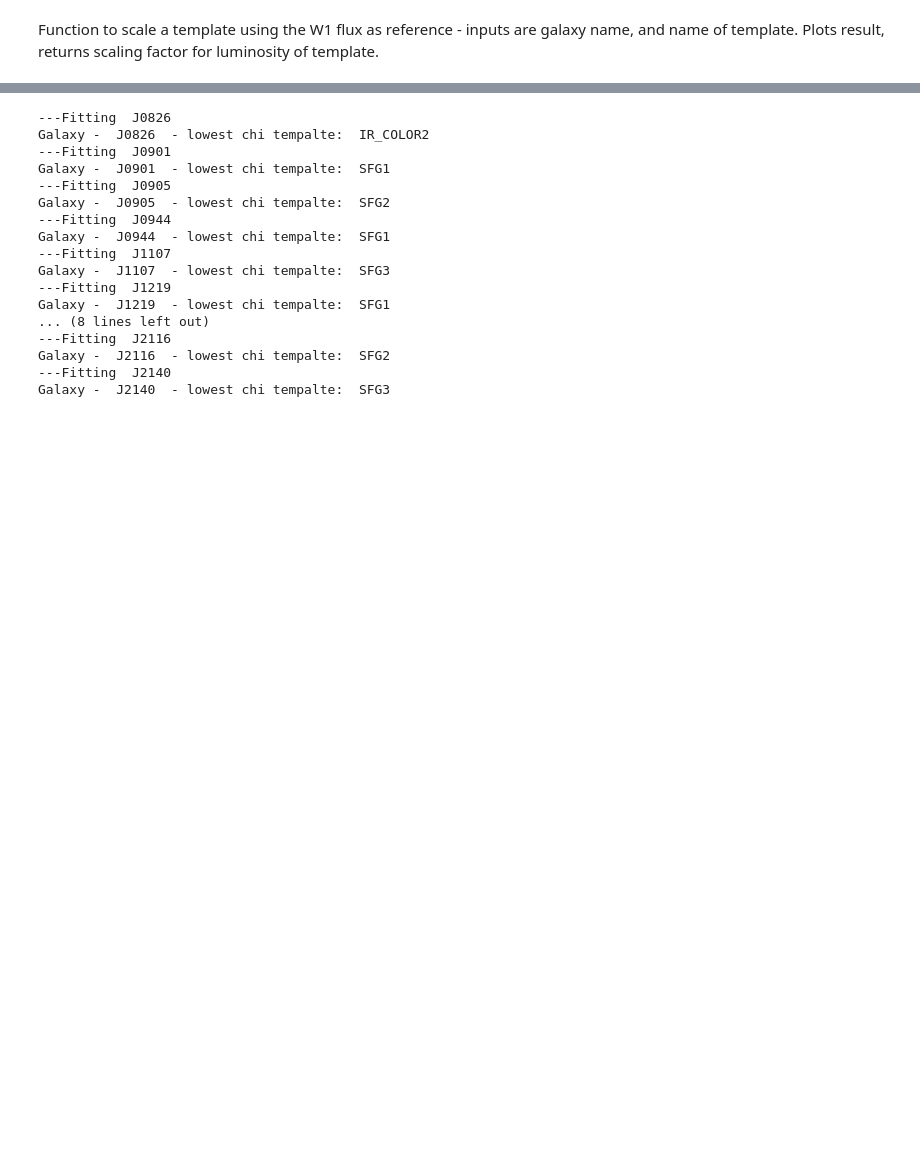
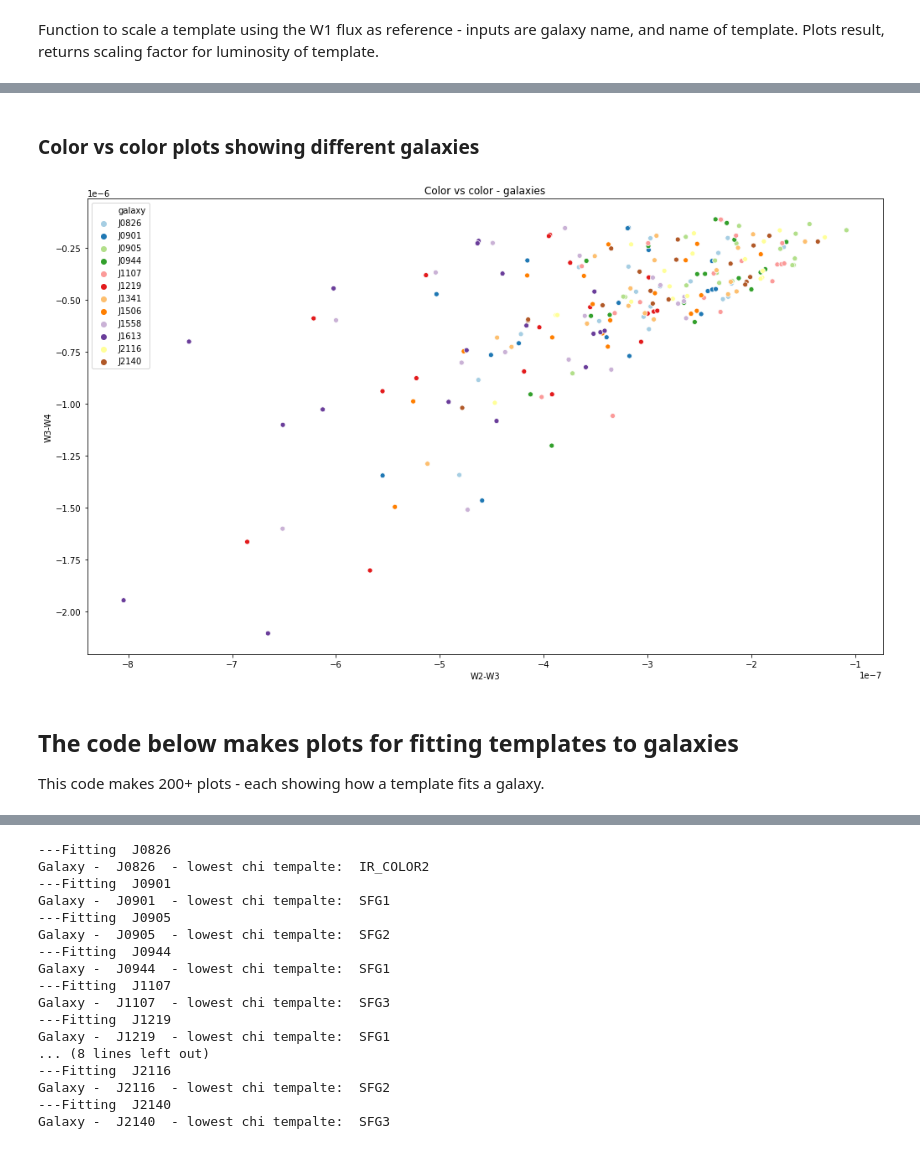
Before and after one commit to aleksds/bates_galaxies_lab, a Jupyter notebook: hst/cb_hst_sedfit.ipynb, the cells around one changed output, grey strips where cells are left out. Drawn from its saved outputs; the diff is of its cells as text; code cells hidden in the pictures; blank space fills up the shorter version.

```diff
--- a/hst/cb_hst_sedfit.ipynb
+++ b/hst/cb_hst_sedfit.ipynb
@@ -115 +237,18 @@ Function to scale a template using the W1 flux as reference - inputs are galaxy
+# %% [markdown]
+### Color vs color plots showing different galaxies
+# %%
+fig = plt.figure(figsize=(17,10))
+ax = fig.add_subplot()
+sns.scatterplot(x=sed_fits[sed_fits['filter'] == 'wise_w2'].model_phot.array-sed_fits[sed_fits['filter'] == 'wise_w3'].model_phot.array,
+                y=sed_fits[sed_fits['filter'] == 'wise_w3'].model_phot.array-sed_fits[sed_fits['filter'] == 'wise_w4'].model_phot.array,
+                data=sed_fits.iloc[::4,:].reset_index(), hue='galaxy', palette='Paired')
+ax.set_ylabel('W3-W4')
+ax.set_xlabel('W2-W3')
+ax.set_title('Color vs color - galaxies')
+plt.savefig('color_bygal.png')
+# %% [output]
+[figure, added]
+# %% [markdown]
+## The code below makes plots for fitting templates to galaxies
+This code makes 200+ plots - each showing how a template fits a galaxy.
 # %%
```
Also changed, not shown: parts of 17 cells of this notebook.
